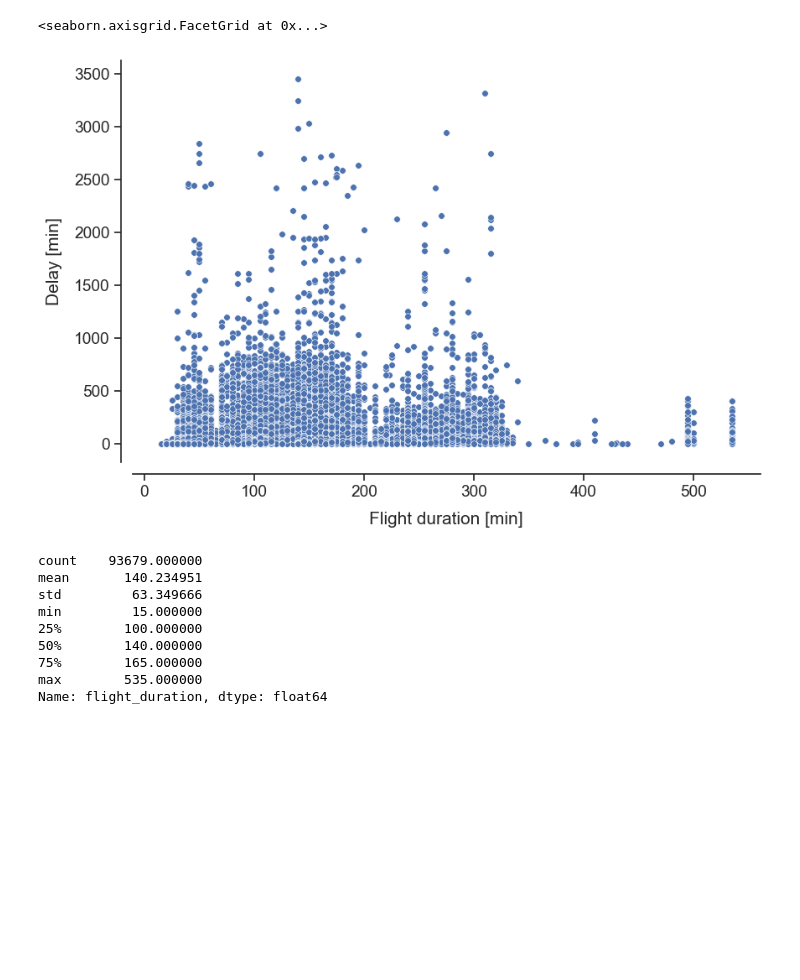
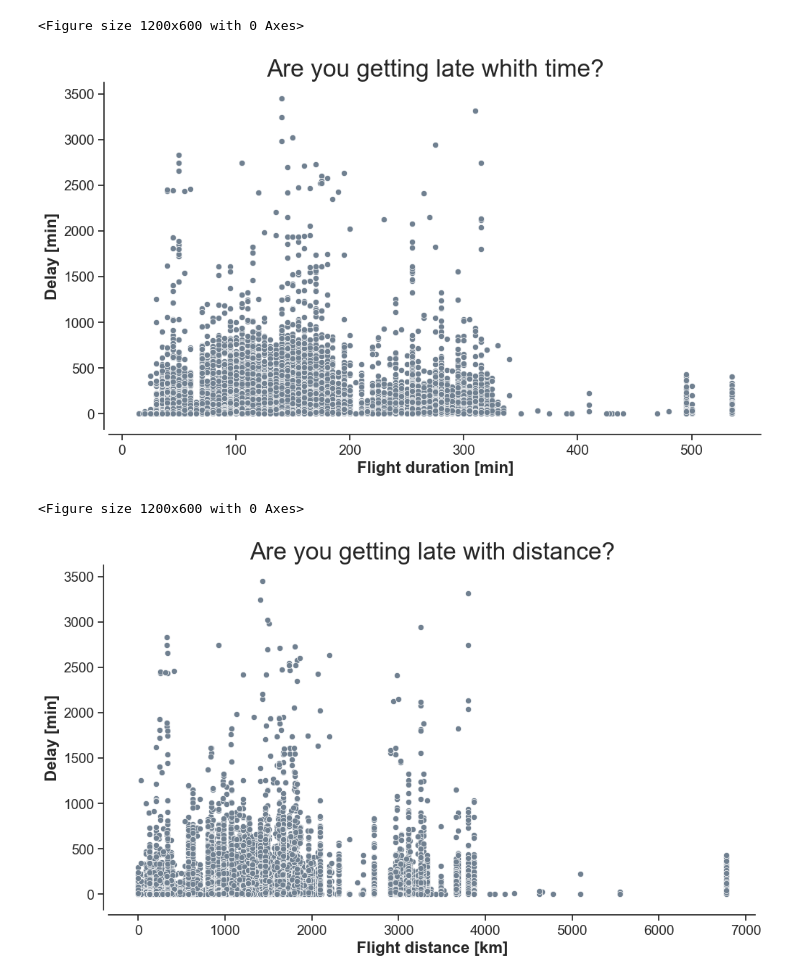
Before and after one commit to nsabri/flight-delay-project, a Jupyter notebook: delay_vs_distance_plot.ipynb, the cells around one changed output. Saved outputs shown, nothing was run; the diff lists cells and outputs as text; code cells hidden in the pictures; blank space fills up the shorter version.

```diff
--- a/delay_vs_distance_plot.ipynb
+++ b/delay_vs_distance_plot.ipynb
@@ -34,26 +18,38 @@ g.despine(offset=10)
-# %%
-sns.set_theme(style="ticks", font_scale=1.25)
-g = sns.relplot(
-    data=df,
-    x="flight_duration", y="target",
-    s=30,
-)
-g.set_axis_labels("Flight duration [min]", "Delay [min]", labelpad=10)
-g.figure.set_size_inches(10, 6)
-g.ax.margins(.05)
-g.despine(offset=10)
-# %% [output]
-<seaborn.axisgrid.FacetGrid at 0x...>
-[figure, removed]
-# %%
-df.flight_duration.describe()
-# %% [output]
-count    93679.000000
-mean       140.234951
-std         63.349666
-min         15.000000
-25%        100.000000
-50%        140.000000
-75%        165.000000
-max        535.000000
-Name: flight_duration, dtype: float64
+# %%
+# Set figure size and style
+plt.figure(figsize=(12, 6))
+sns.set_theme(style="ticks", font_scale=1.25)
+
+g = sns.relplot(data=df, x="flight_duration", y="target", s=35, kind="scatter", color="slategrey")
+g.ax.margins(.05)
+g.despine(offset=5)
+g.figure.set_size_inches(12, 6)
+
+# Set titles and labels
+plt.title('Are you getting late whith time?', fontsize=24)
+plt.xlabel('Flight duration [min]', fontsize=16, fontweight='bold')
+plt.ylabel('Delay [min]', fontsize=16, fontweight='bold')
+
+plt.show()
+# %% [output]
+<Figure size 1200x600 with 0 Axes>
+[figure, added]
+# %%
+# Set figure size and style
+plt.figure(figsize=(12, 6))
+sns.set_theme(style="ticks", font_scale=1.25)
+
+g = sns.relplot(data=df, x="flight_distance", y="target", s=35, kind="scatter", color="slategrey")
+g.ax.margins(.05)
+g.despine(offset=5)
+g.figure.set_size_inches(12, 6)
+
+# Set titles and labels
+plt.title('Are you getting late with distance?', fontsize=24)
+plt.xlabel('Flight distance [km]', fontsize=16, fontweight='bold')
+plt.ylabel('Delay [min]', fontsize=16, fontweight='bold')
+
+plt.show()
+# %% [output]
+<Figure size 1200x600 with 0 Axes>
+[figure, added]
```
Also changed, not shown: parts of 9 cells of this notebook, 5 other files.
